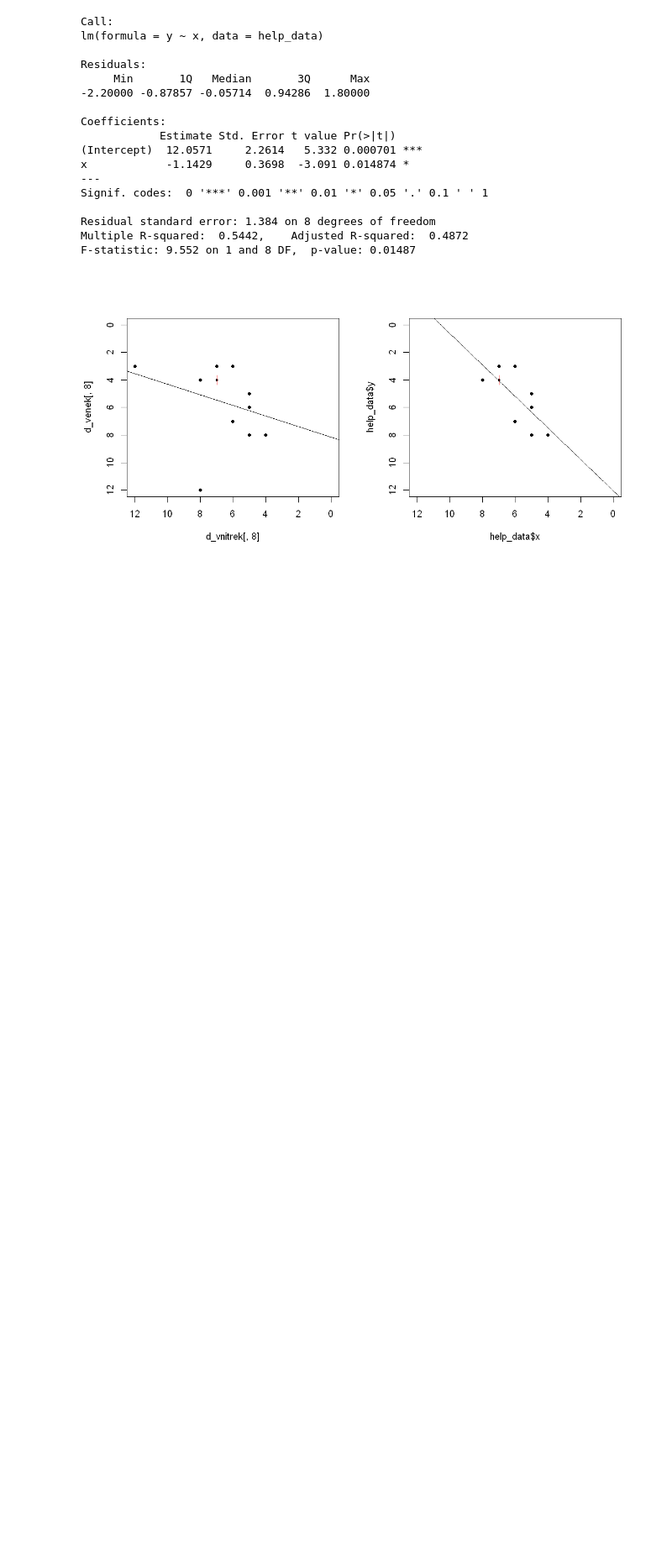
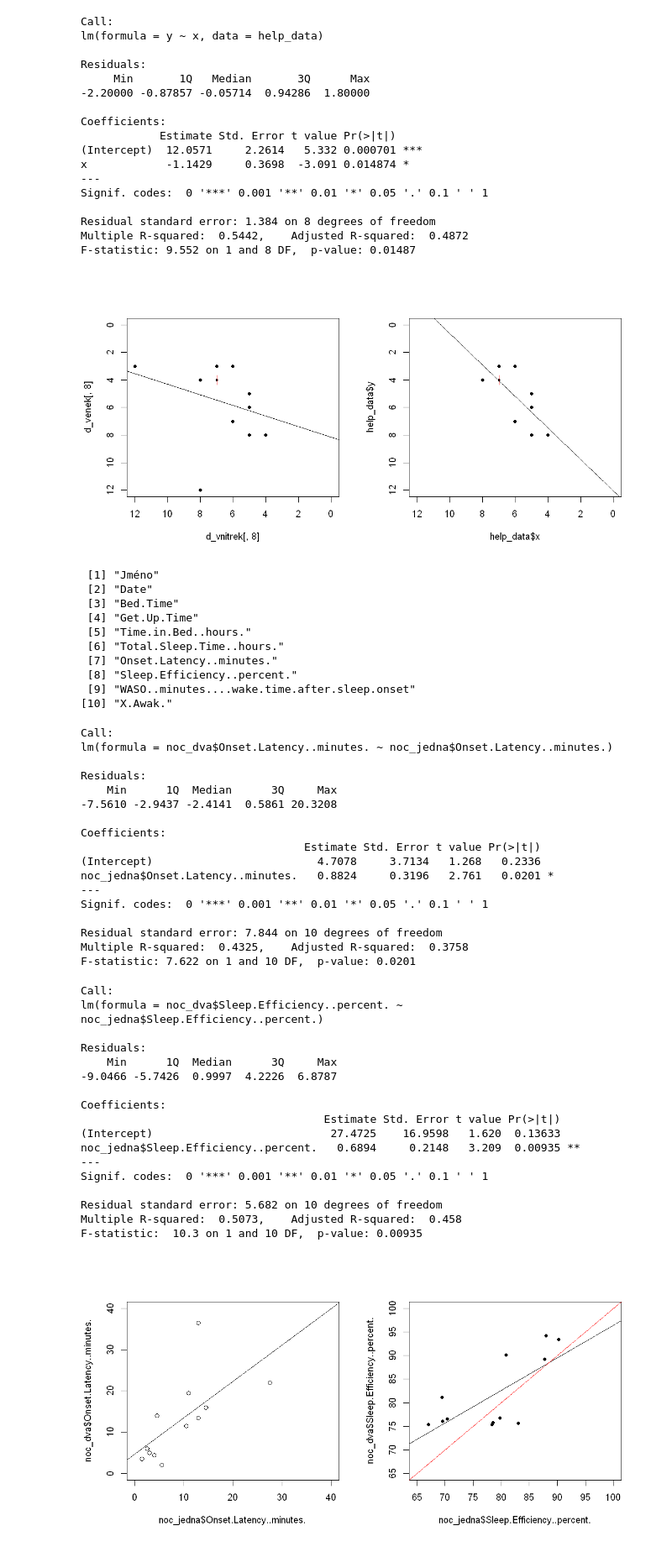
Before and after one commit to magicbeans817/projekt_spani, a Jupyter notebook: script.ipynb, the cells around one changed output. Shown at 84% size. Cells and saved outputs as stored; diff of their text form; code cells hidden in the pictures; blank space fills up the shorter version.

```diff
--- a/script.ipynb
+++ b/script.ipynb
@@ -298,5 +298,70 @@ Residual standard error: 1.384 on 8 degrees of freedom
 Multiple R-squared:  0.5442,    Adjusted R-squared:  0.4872
 F-statistic: 9.552 on 1 and 8 DF,  p-value: 0.01487
 [figure]
+# %%
+noc_jedna <- data.frame(read_excel("Venek-1.noc.xlsx")) #nacitam data
+noc_dva <- data.frame(read_excel("venek-2.noc.xlsx")) #nacitam data
+
+noc_dva %>% colnames()
+
+options(repr.plot.width=10, repr.plot.height=5)
+par(mfrow = c(1,2))
+
+plot(noc_jedna$Onset.Latency..minutes., noc_dva$Onset.Latency..minutes., xlim = c(0,40), ylim = c(0,40))
+model_noc1 <- lm(noc_dva$Onset.Latency..minutes. ~ noc_jedna$Onset.Latency..minutes.)
+summary(model_noc1)
+abline(a=model_noc1$coefficients[1], b=model_noc1$coefficients[2])
+
+sunflowerplot(noc_jedna$Sleep.Efficiency..percent., noc_dva$Sleep.Efficiency..percent., xlim = c(65,100), ylim = c(65,100))
+model_noc2 <- lm(noc_dva$Sleep.Efficiency..percent. ~ noc_jedna$Sleep.Efficiency..percent.)
+summary(model_noc2)
+abline(a=model_noc2$coefficients[1], b=model_noc2$coefficients[2])
+abline(a=0, b=1, col  = "red")
+# %% [output]
+ [1] "Jméno"
+ [2] "Date"
+ [3] "Bed.Time"
+ [4] "Get.Up.Time"
+ [5] "Time.in.Bed..hours."
+ [6] "Total.Sleep.Time..hours."
+ [7] "Onset.Latency..minutes."
+ [8] "Sleep.Efficiency..percent."
+ [9] "WASO..minutes....wake.time.after.sleep.onset"
+[10] "X.Awak."
+Call:
+lm(formula = noc_dva$Onset.Latency..minutes. ~ noc_jedna$Onset.Latency..minutes.)
+
+Residuals:
+    Min      1Q  Median      3Q     Max
+-7.5610 -2.9437 -2.4141  0.5861 20.3208
+
+Coefficients:
+                                  Estimate Std. Error t value Pr(>|t|)
+(Intercept)                         4.7078     3.7134   1.268   0.2336
+noc_jedna$Onset.Latency..minutes.   0.8824     0.3196   2.761   0.0201 *
+---
+Signif. codes:  0 '***' 0.001 '**' 0.01 '*' 0.05 '.' 0.1 ' ' 1
+
+Residual standard error: 7.844 on 10 degrees of freedom
+Multiple R-squared:  0.4325,    Adjusted R-squared:  0.3758
+F-statistic: 7.622 on 1 and 10 DF,  p-value: 0.0201
+Call:
+lm(formula = noc_dva$Sleep.Efficiency..percent. ~ noc_jedna$Sleep.Efficiency..percent.)
+
+Residuals:
+    Min      1Q  Median      3Q     Max
+-9.0466 -5.7426  0.9997  4.2226  6.8787
+
+Coefficients:
+                                     Estimate Std. Error t value Pr(>|t|)
+(Intercept)                           27.4725    16.9598   1.620  0.13633
+noc_jedna$Sleep.Efficiency..percent.   0.6894     0.2148   3.209  0.00935 **
+---
+Signif. codes:  0 '***' 0.001 '**' 0.01 '*' 0.05 '.' 0.1 ' ' 1
+
+Residual standard error: 5.682 on 10 degrees of freedom
+Multiple R-squared:  0.5073,    Adjusted R-squared:  0.458
+F-statistic:  10.3 on 1 and 10 DF,  p-value: 0.00935
+[figure, added]
 # %%
 # %% [output]
```
Also changed, not shown: parts of 1 cell of this notebook.
